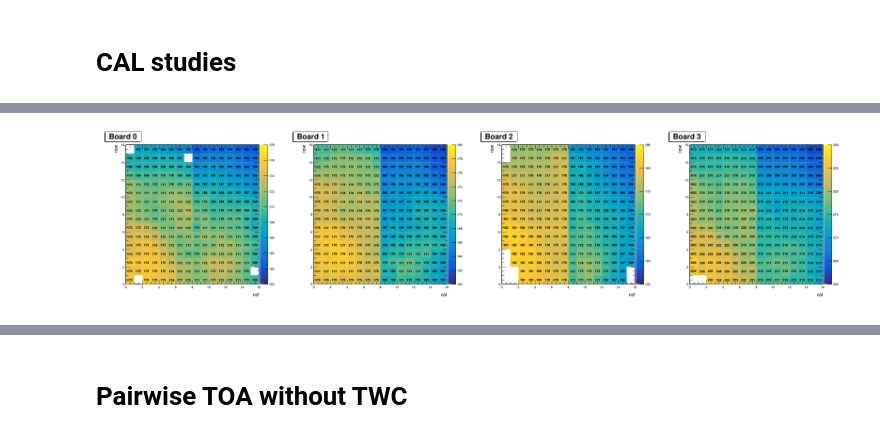
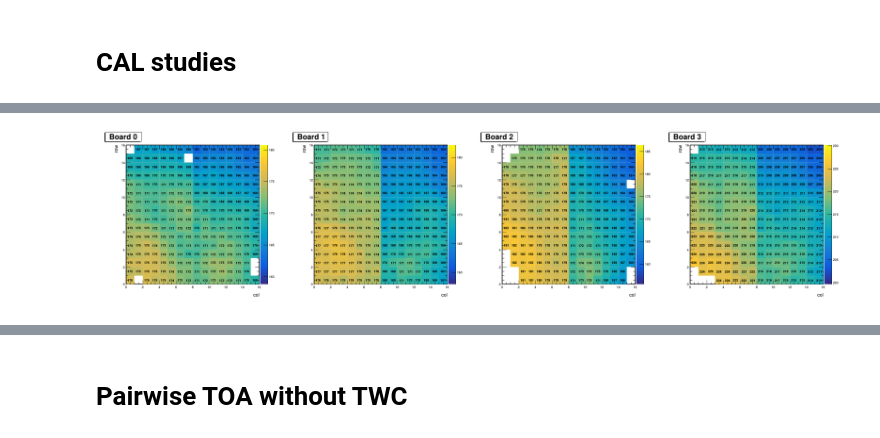
Before and after one commit to 24LopezR/ETLAnalysis, a Jupyter notebook: DESYJun24/MAIN.ipynb, the cells around one changed output, grey strips where cells are left out. Saved outputs shown, nothing was run; the diff lists cells and outputs as text; code cells hidden in the pictures.

```diff
--- a/DESYJun24/MAIN.ipynb
+++ b/DESYJun24/MAIN.ipynb
@@ -32,3 +22,12 @@ def drawProfile2D(hcalprof, zmin, zmax):
     hcalprof.SetMaximum(zmax)
     hcalprof.Draw("COLZ,TEXT")
     return c
+# %%
+'''
+Require events to have exactly one hit in each board
+And to have CALcode values that are close to the average CALcode
+'''
+def filterEvents(event):
+    if not len(event) == 4: return False
+    if not len(event['board']) == len(np.unique(event['board'])): return False
+    return True
@@ -34,0 +36,2 @@ def drawProfile2D(hcalprof, zmin, zmax):
+# %%
+df = df.groupby('evt').filter(filterEvents)
@@ -35,15 +54,11 @@ def drawProfile2D(hcalprof, zmin, zmax):
 # %%
-def getPixelMaximum(df, board, col, row):
-    dft = df[df['board']==board]
-    dft = dft[dft['col']==col]
-    dft = dft[dft['row']==row]
-    cal = np.array(dft['cal'], dtype=float)
+def getPixelMaximum(cal, col, row):
     if len(cal) == 0: return 0
     h = R.TH1F(f"h{col}{row}", "", 1023, 0., 1024.) # CAL ranges between 0 and 1023
     h.FillN(len(cal), cal, np.ones(len(cal)))
     maxval = h.GetMaximumBin()
     f = R.TF1("f","gaus")
     f.SetParameter(1,maxval)
-    h.Fit("f","","goff",maxval-2,maxval+2);
+    h.Fit("f","q","goff",maxval-2,maxval+2);
     #print(maxval, f.GetParameter(1))
     return f.GetParameter(1)
@@ -114,21 +96,10 @@ Warning in <TROOT::Append>: Replacing existing TH1: hcalprof (Potential memory l
 R.gStyle.SetPaintTextFormat("0.f")
 cprof = R.TCanvas("cprof","",2400,600)
 cprof.Divide(4,1)
-cprof.cd(1)
-hprof0.Draw("COLZ,TEXT")
-hprof0.SetMinimum(cal_range['B0'][0])
-hprof0.SetMaximum(cal_range['B0'][1])
-cprof.cd(2)
-hprof1.Draw("COLZ,TEXT")
-hprof1.SetMinimum(cal_range['B1'][0])
-hprof1.SetMaximum(cal_range['B1'][1])
-cprof.cd(3)
-hprof2.Draw("COLZ,TEXT")
-hprof2.SetMinimum(cal_range['B2'][0])
-hprof2.SetMaximum(cal_range['B2'][1])
-cprof.cd(4)
-hprof3.Draw("COLZ,TEXT")
-hprof3.SetMinimum(cal_range['B3'][0])
-hprof3.SetMaximum(230.)
+for i in range(4):
+    cprof.cd(i+1)
+    h_acal[i].Draw("COLZ,TEXT")
+    h_acal[i].SetMinimum(h_acal[i].GetBinContent(16,14)-5)
+    h_acal[i].SetMaximum(h_acal[i].GetBinContent(3,2)+5)
 cprof.Draw()
 # %% [output]
@@ -135 +107 @@ cprof.Draw()
-[figure, old version]
+[figure, new version]
```
Also changed, not shown: parts of 28 cells of this notebook, 1 other file.
